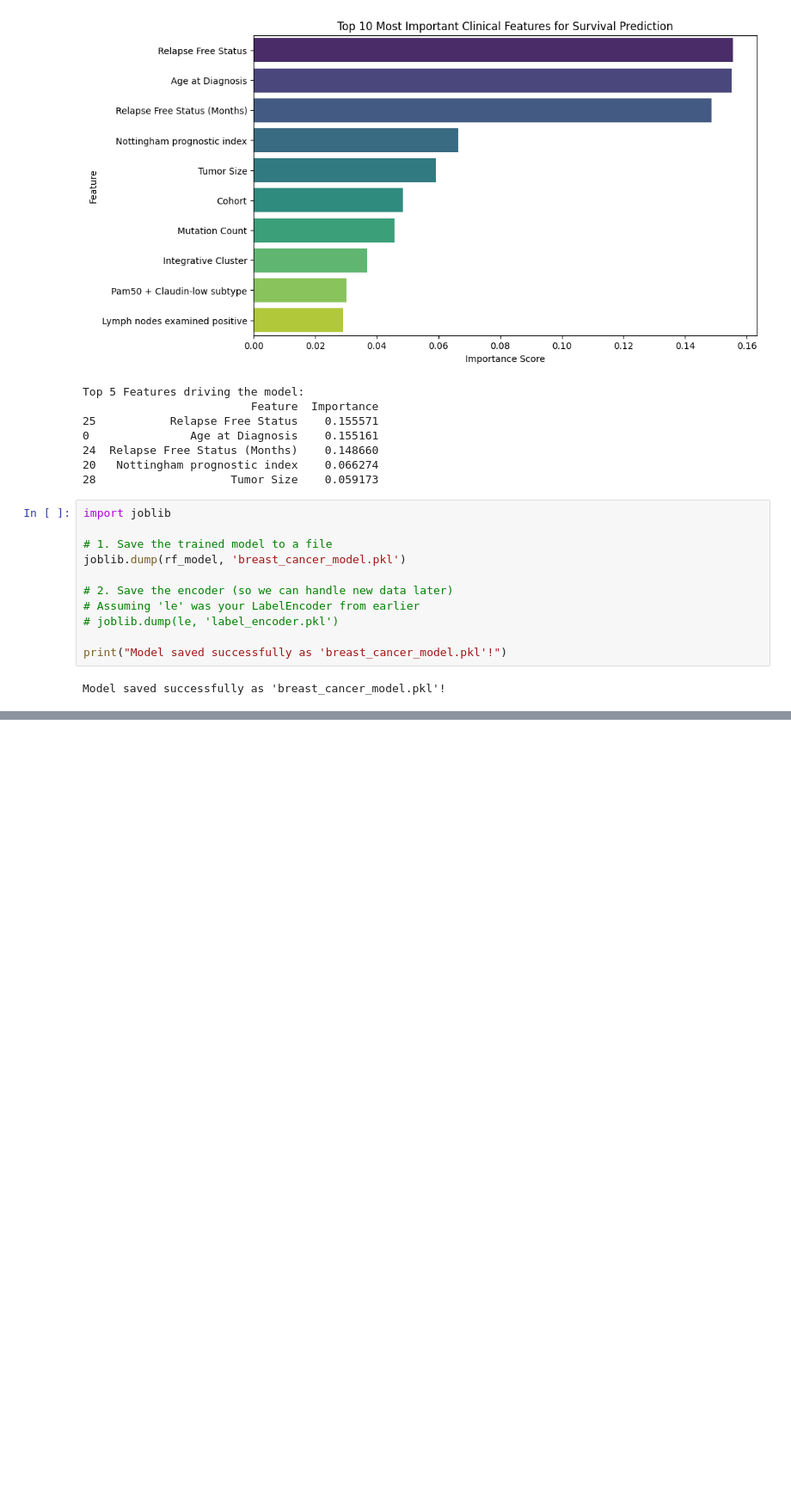
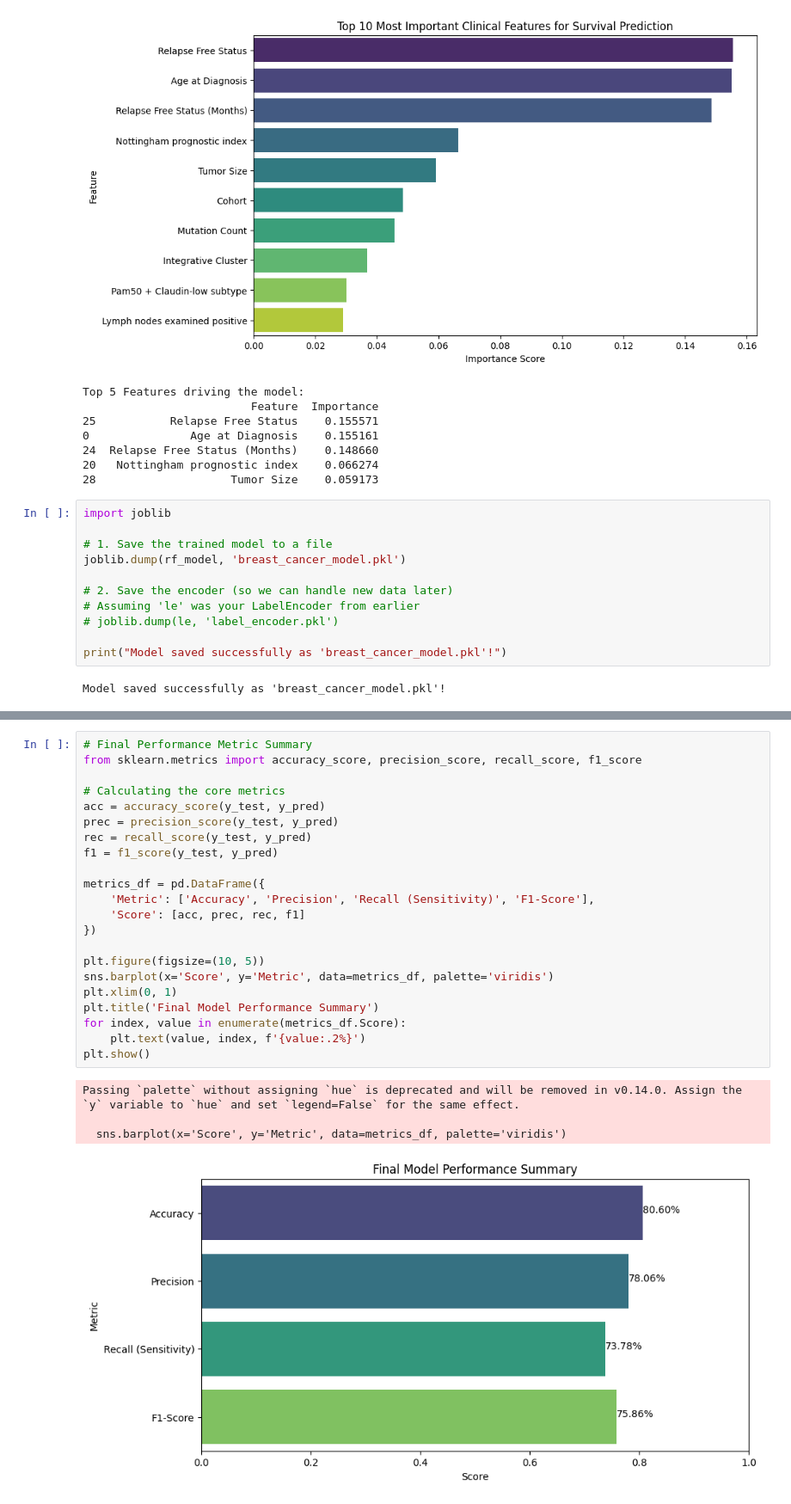
Before and after one commit to mahreen23sultana-boop/Breast-Cancer-Analysis-METABRIC, a Jupyter notebook: 01_Data_Cleaning_METABRIC.ipynb, the cells around one changed output, grey strips where cells are left out. Shown at 86% size. Cells and saved outputs as stored; diff of their text form; blank space fills up the shorter version.

```diff
--- a/01_Data_Cleaning_METABRIC.ipynb
+++ b/01_Data_Cleaning_METABRIC.ipynb
@@ -214,0 +322,27 @@ Model saved successfully as 'breast_cancer_model.pkl'!
+# %%
+# Final Performance Metric Summary
+from sklearn.metrics import accuracy_score, precision_score, recall_score, f1_score
+
+# Calculating the core metrics
+acc = accuracy_score(y_test, y_pred)
+prec = precision_score(y_test, y_pred)
+rec = recall_score(y_test, y_pred)
+f1 = f1_score(y_test, y_pred)
+
+metrics_df = pd.DataFrame({
+    'Metric': ['Accuracy', 'Precision', 'Recall (Sensitivity)', 'F1-Score'],
+    'Score': [acc, prec, rec, f1]
+})
+
+plt.figure(figsize=(10, 5))
+sns.barplot(x='Score', y='Metric', data=metrics_df, palette='viridis')
+plt.xlim(0, 1)
+plt.title('Final Model Performance Summary')
+for index, value in enumerate(metrics_df.Score):
+    plt.text(value, index, f'{value:.2%}')
+plt.show()
+# %% [output]
+Passing `palette` without assigning `hue` is deprecated and will be removed in v0.14.0. Assign the `y` variable to `hue` and set `legend=False` for the same effect.
+
+  sns.barplot(x='Score', y='Metric', data=metrics_df, palette='viridis')
+[figure, added]
```
Also changed, not shown: parts of 17 cells of this notebook, 4 other files.
